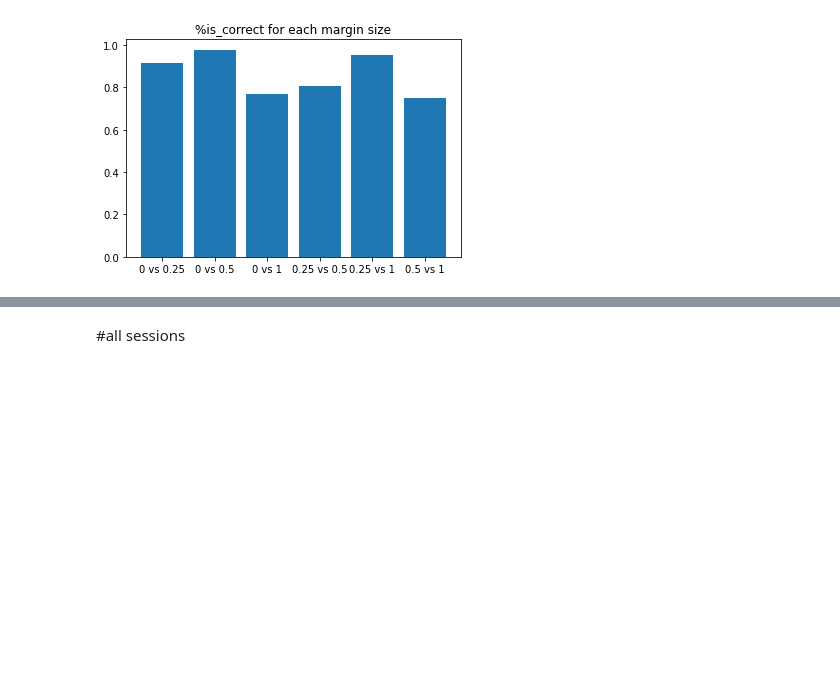
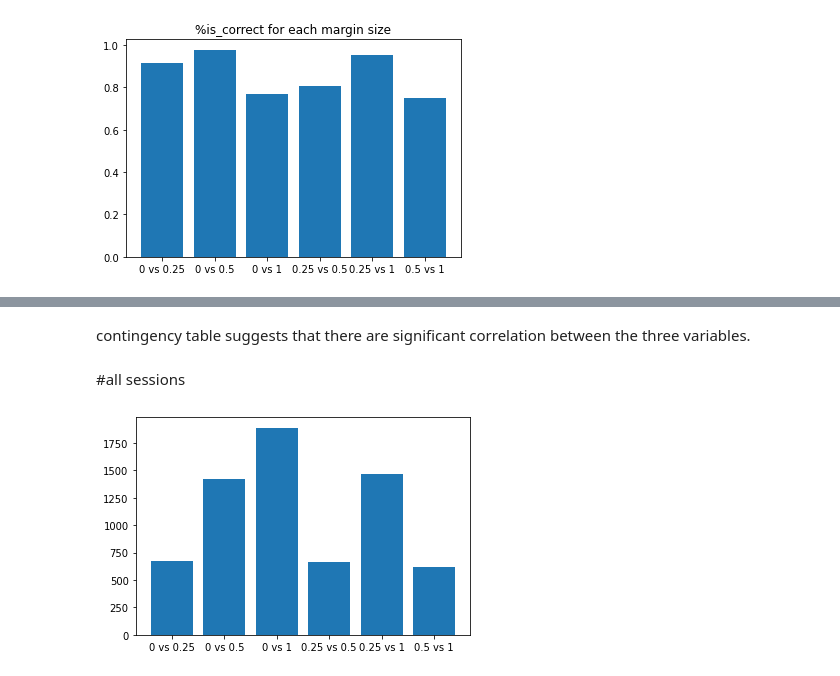
Before and after one commit to mitchellostrow/NM2020, a Jupyter notebook: Steinmetz_behaviour.ipynb, the cells around one changed output, grey strips where cells are left out. Saved outputs shown, nothing was run; the diff lists cells and outputs as text; code cells hidden in the pictures; blank space fills up the shorter version.

```diff
--- a/Steinmetz_behaviour.ipynb
+++ b/Steinmetz_behaviour.ipynb
@@ -252,2 +267,50 @@ chi2_contingency(contingency)
+# %% [markdown]
+contingency table suggests that there are significant correlation between the three variables.
 # %% [markdown]
 #all sessions
+# %%
+combined_response_time = alldat[0]['response_time']
+for i in range(1,len(alldat)):
+  combined_response_time = np.vstack((combined_response_time,alldat[i]['response_time']))
+
+combined_vis_left = alldat[0]['contrast_left']
+for i in range(1,len(alldat)):
+  combined_vis_left = np.hstack((combined_vis_left,alldat[i]['contrast_left']))
+
+combined_vis_right = alldat[0]['contrast_right']
+for i in range(1,len(alldat)):
+  combined_vis_right = np.hstack((combined_vis_right,alldat[i]['contrast_right']))
+
+combined_gocue = alldat[0]['gocue']
+for i in range(1,len(alldat)):
+  combined_gocue = np.vstack((combined_gocue,alldat[i]['gocue']))
+
+combined_response = alldat[0]['response']
+for i in range(1,len(alldat)):
+  combined_response = np.hstack((combined_response,alldat[i]['response']))
+
+combined_react_time = combined_response_time - combined_gocue
+# %%
+#@title categorize all CR=/= CL trials by margin size
+from matplotlib import pyplot as plt
+total_dict = {
+    '0 vs 0.25': np.sum(np.logical_or(np.logical_and(combined_vis_left==0, combined_vis_right==0.25),
+                               np.logical_and(combined_vis_left==0.25, combined_vis_right==0))),
+    '0 vs 0.5':np.sum(np.logical_or(np.logical_and(combined_vis_left==0, combined_vis_right==0.5),
+                               np.logical_and(combined_vis_left==0.5, combined_vis_right==0))),
+    '0 vs 1':np.sum(np.logical_or(np.logical_and(combined_vis_left==0, combined_vis_right==1),
+                               np.logical_and(combined_vis_left==1, combined_vis_right==0))),
+    '0.25 vs 0.5':np.sum(np.logical_or(np.logical_and(combined_vis_left==0.25, combined_vis_right==0.5),
+                               np.logical_and(combined_vis_left==0.5, combined_vis_right==0.25))),
+    '0.25 vs 1':np.sum(np.logical_or(np.logical_and(combined_vis_left==0.25, combined_vis_right==1),
+                               np.logical_and(combined_vis_left==1, combined_vis_right==0.25))),
+    '0.5 vs 1':np.sum(np.logical_or(np.logical_and(combined_vis_left==0.5, combined_vis_right==1),
+                               np.logical_and(combined_vis_left==1, combined_vis_right==0.5))),
+}
+x = list(total_dict.keys())
+heights = list(total_dict.values())
+plt.figure()
+plt.bar(x,heights)
+plt.show()
+# %% [output]
+[figure, added]
```
Also changed, not shown: parts of 10 cells of this notebook.
